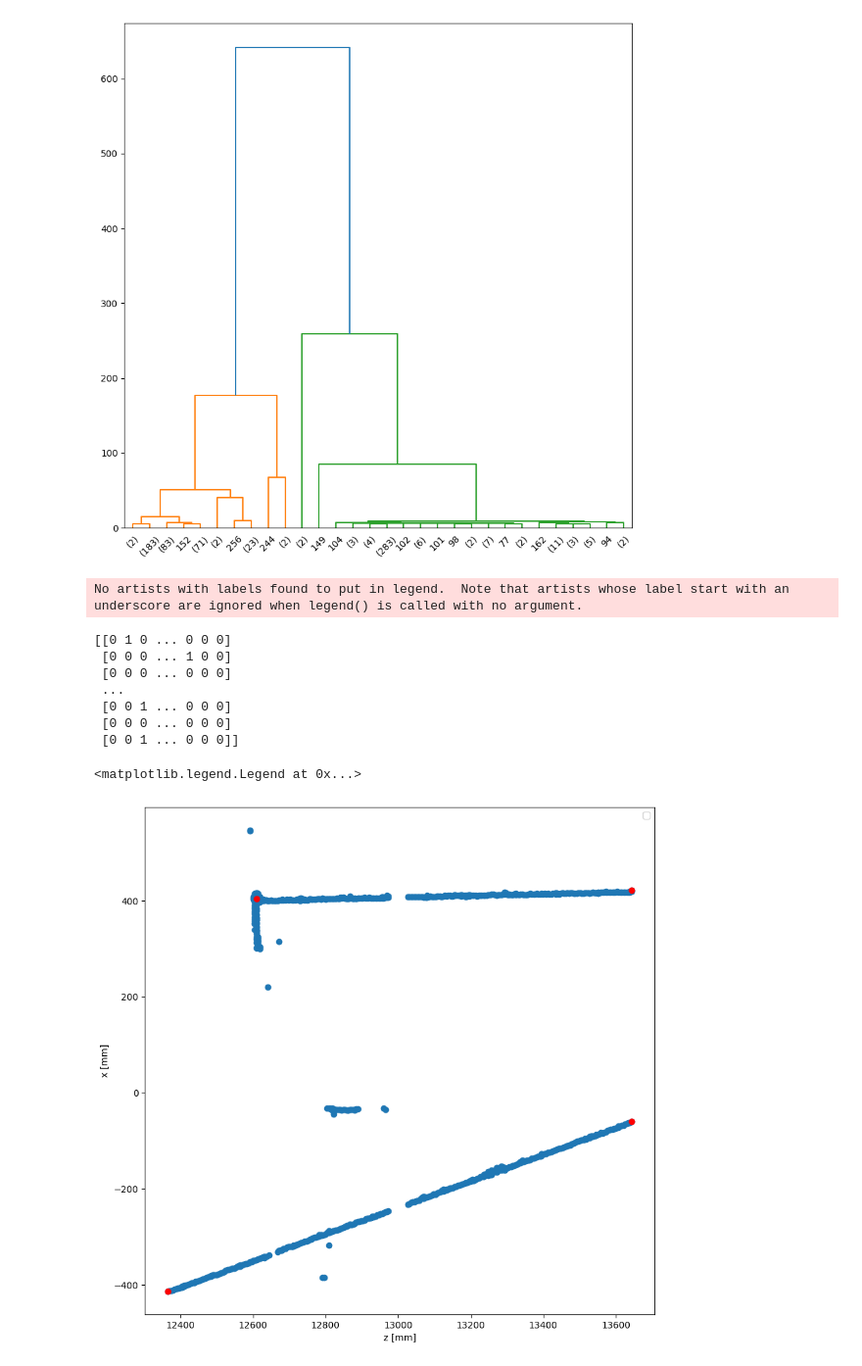
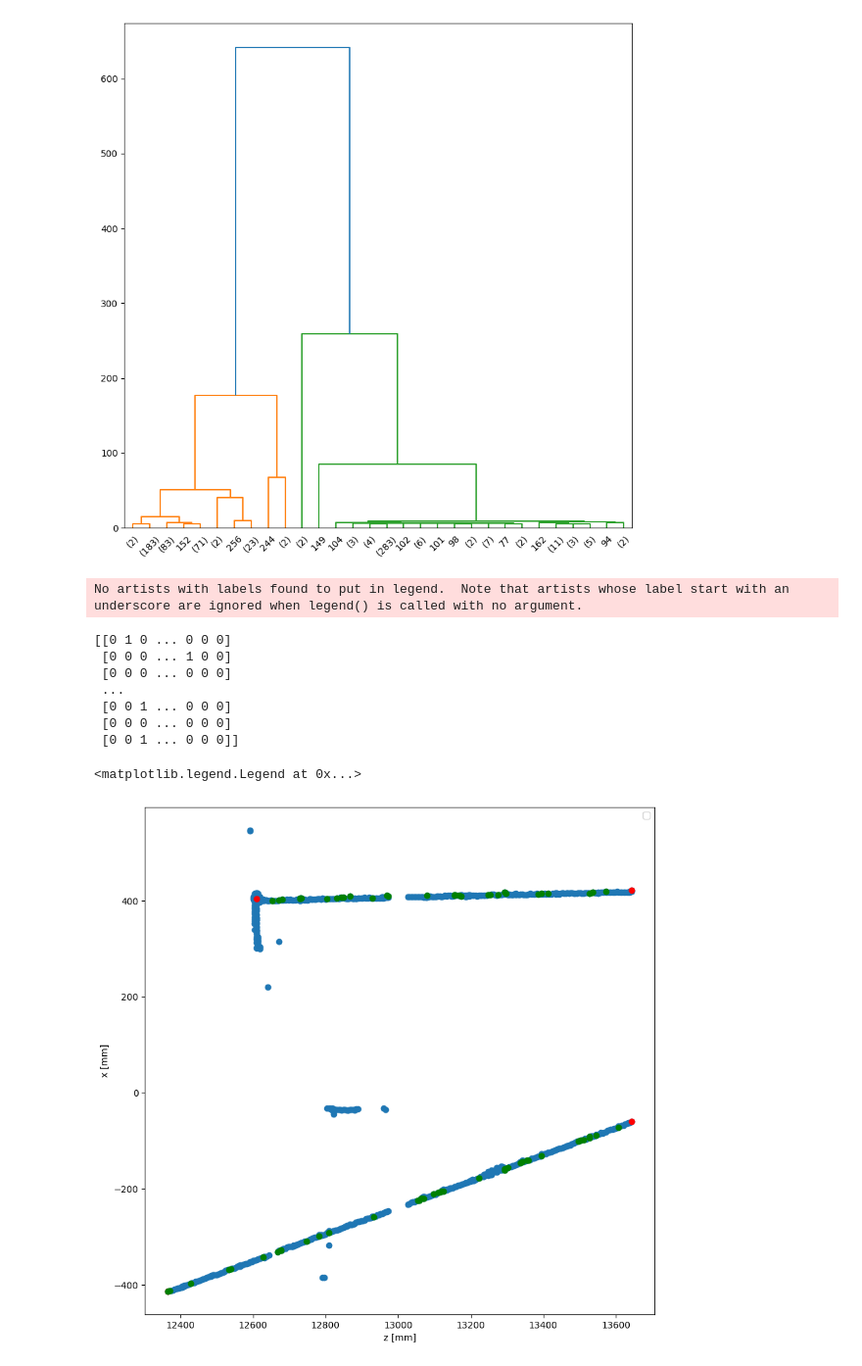
Before and after one commit to Neutron-Calibration-in-DUNE/ArrakisND, a Jupyter notebook: notebooks/test_arrakis.ipynb, the cells around one changed output. Shown at 98% size. Drawn from its saved outputs; the diff is of its cells as text; code cells hidden in the pictures.

```diff
--- a/notebooks/test_arrakis.ipynb
+++ b/notebooks/test_arrakis.ipynb
@@ -100,34 +100,35 @@ fig = plt.figure(figsize=(10,10))
 ax = fig.add_subplot(111)
 print(track_topology)
 ax.scatter(z,x)
 track_mask = (track_topology[:, 1] == 1) | (track_topology[:, 2] == 1)
 delta_mask = (track_topology[:, 3] == 1) | (track_topology[:, 4] == 1)
 hit_x = x[track_mask]
 hit_y = y[track_mask]
 hit_z = z[track_mask]
 
 delta_x = x[delta_mask]
 delta_y = y[delta_mask]
 delta_z = z[delta_mask]
 
 # hit_x = [x[tracks[5][ii]], x[tracks[10][ii]]]
 # hit_y = [y[tracks[5][ii]], y[tracks[10][ii]]]
 # hit_z = [z[tracks[5][ii]], z[tracks[10][ii]]]
 ax.scatter(hit_z, hit_x, c='r')
+ax.scatter(delta_z, delta_x, c='g')
 ax.set_xlabel("z [mm]")
 ax.set_ylabel("x [mm]")
 plt.legend()
 # %% [output]
 No artists with labels found to put in legend.  Note that artists whose label start with an underscore are ignored when legend() is called with no argument.
 [[0 1 0 ... 0 0 0]
  [0 0 0 ... 1 0 0]
  [0 0 0 ... 0 0 0]
  ...
  [0 0 1 ... 0 0 0]
  [0 0 0 ... 0 0 0]
  [0 0 1 ... 0 0 0]]
 <matplotlib.legend.Legend at 0x...>
-[figure, old version]
+[figure, new version]
 # %%
 sn.relplot(
     data=df,
```
Also changed, not shown: 2 other files.
